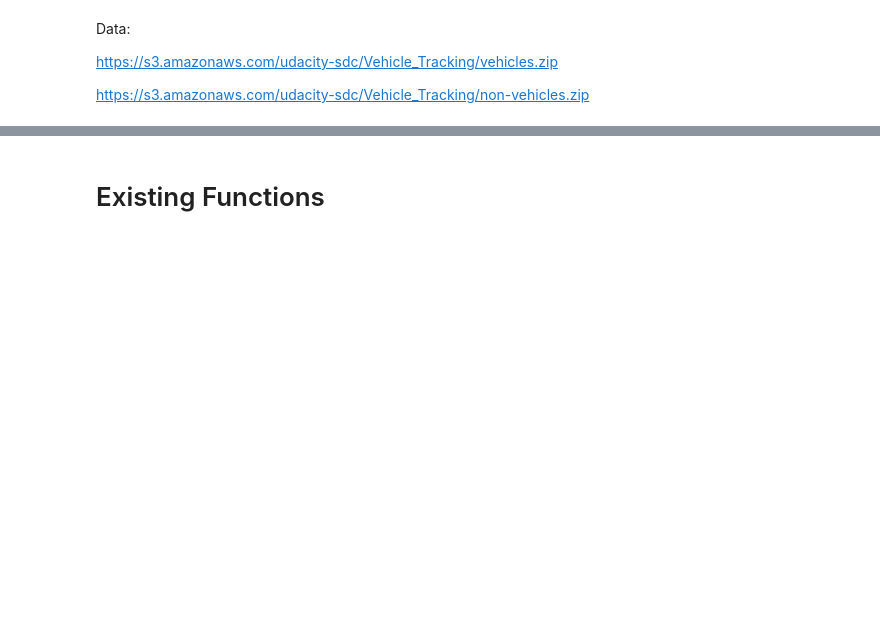
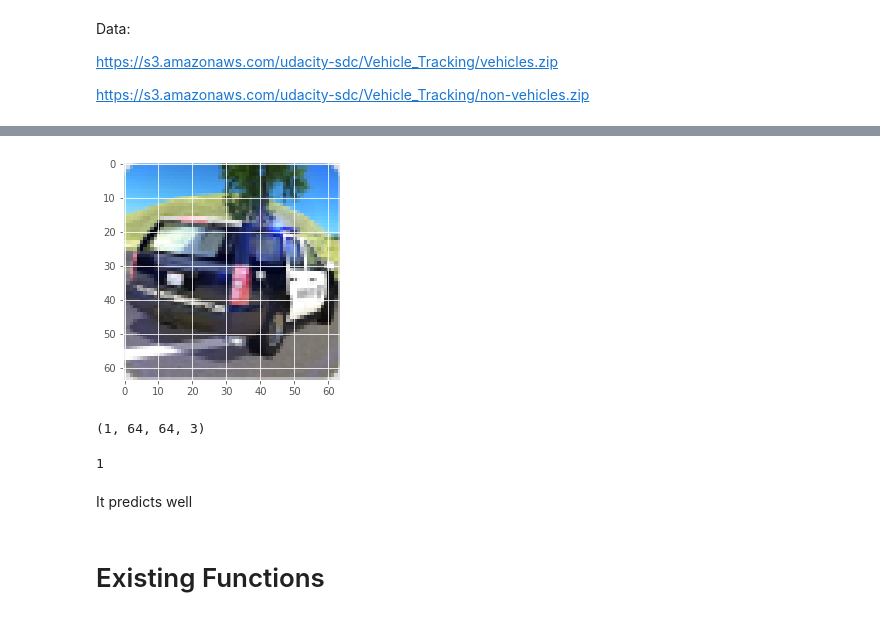
Before and after one commit to Xnsam/vehicle_detection, a Jupyter notebook: vehicle_detection.ipynb, the cells around one changed output, grey strips where cells are left out. Saved outputs shown, nothing was run; the diff lists cells and outputs as text; code cells hidden in the pictures; blank space fills up the shorter version.

```diff
--- a/vehicle_detection.ipynb
+++ b/vehicle_detection.ipynb
@@ -8,0 +317,15 @@ https://s3.amazonaws.com/udacity-sdc/Vehicle_Tracking/non-vehicles.zip
+# %%
+img = mpimg.imread('police-car-driving-training-icon.png')
+imgplot = plt.imshow(img)
+plt.show()
+# %% [output]
+[figure, added]
+# %%
+img = cv2.imread('police-car-driving-training-icon.png')
+img = img_to_array(img)
+
+test_data = [img]
+test_data =  np.array(test_data, dtype=np.float32) / 255.0
+test_data.shape
+# %% [output]
+(1, 64, 64, 3)
@@ -9,3 +334,9 @@ https://s3.amazonaws.com/udacity-sdc/Vehicle_Tracking/non-vehicles.zip
+# %%
+np.argmax(prediction)
+# %% [output]
+1
+# %% [markdown]
+It predicts well
 # %% [markdown]
 # Existing Functions
 # %%
```
Also changed, not shown: parts of 53 cells of this notebook.
